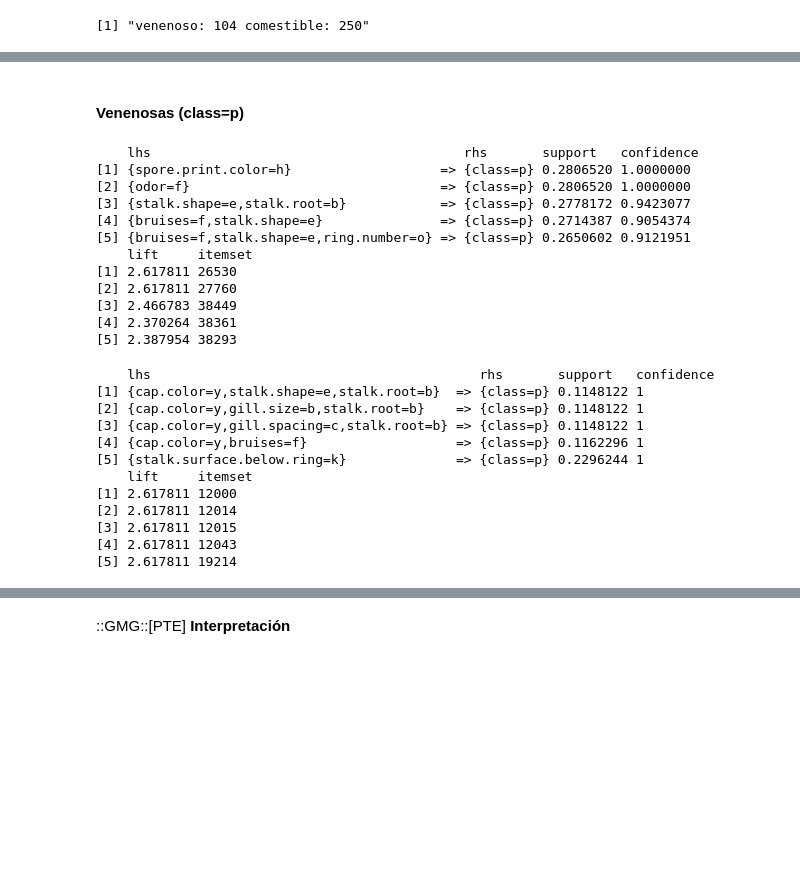
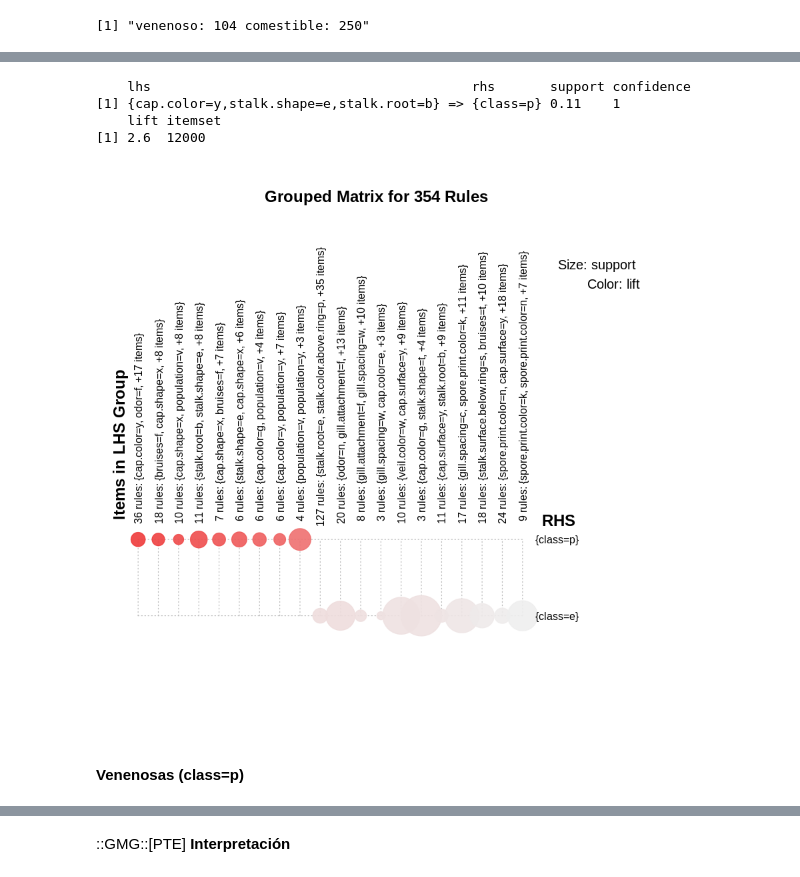
Before and after one commit to yerartdev/uc-m1966-datamining, a Jupyter notebook: d1/t1-m1966-variable-categorica.ipynb, the cells around one changed output, grey strips where cells are left out. Cells and saved outputs as stored; diff of their text form; code cells hidden in the pictures; blank space fills up the shorter version.

Commit message:
m1966 - práctica variables categóricas: punto 1, seed, gráficas arulesViz, subset de reglas; falta interpretar

```diff
--- a/d1/t1-m1966-variable-categorica.ipynb
+++ b/d1/t1-m1966-variable-categorica.ipynb
@@ -360,0 +477,18 @@ paste('venenoso:', length(rules.class.poisonous), 'comestible:', length(rules.cl
+# %%
+#::GMG::Ejemplos para encontrar reglas dentro del conjunto ...
+# {cap.color=y,bruises=f} => {class=p}
+#inspect(subset(rules.class.poisonous,
+#               subset = lhs %in% c('cap.color=y') &
+#                        lhs %in% c('bruises=f')
+#              )
+#       )
+# {cap.color=y,stalk.shape=e,stalk.root=b}  => {class=p}
+inspect(subset(rules.class.poisonous,
+               subset = lhs %ain% c('cap.color=y','stalk.shape=e','stalk.root=b')
+              )
+       )
+# %% [output]
+    lhs                                         rhs       support confidence
+[1] {cap.color=y,stalk.shape=e,stalk.root=b} => {class=p} 0.11    1
+    lift itemset
+[1] 2.6  12000
@@ -361,34 +521,8 @@ paste('venenoso:', length(rules.class.poisonous), 'comestible:', length(rules.cl
+# %%
+#::GMG::Ejemplo de análisis gráfico de reglas
+#  5. Grouped matrix-based visualization, hashler et al. pp.11-16
+plot(rules.class.filtered, method = "grouped")
+# %% [output]
+[figure, added]
 # %% [markdown]
 #### Venenosas (class=p)
-# %%
-#::GMG::Vamos a ver las class=p que tienen mayor soporte ...
-inspect(head(sort(rules.class.poisonous, by = "support"), n = 5))
-# %% [output]
-    lhs                                        rhs       support   confidence
-[1] {spore.print.color=h}                   => {class=p} 0.2806520 1.0000000
-[2] {odor=f}                                => {class=p} 0.2806520 1.0000000
-[3] {stalk.shape=e,stalk.root=b}            => {class=p} 0.2778172 0.9423077
-[4] {bruises=f,stalk.shape=e}               => {class=p} 0.2714387 0.9054374
-[5] {bruises=f,stalk.shape=e,ring.number=o} => {class=p} 0.2650602 0.9121951
-    lift     itemset
-[1] 2.617811 26530
-[2] 2.617811 27760
-[3] 2.466783 38449
-[4] 2.370264 38361
-[5] 2.387954 38293
-# %%
-#::GMG::... mayor confianza
-inspect(head(sort(rules.class.poisonous, by="confidence"), n = 5))
-# %% [output]
-    lhs                                          rhs       support   confidence
-[1] {cap.color=y,stalk.shape=e,stalk.root=b}  => {class=p} 0.1148122 1
-[2] {cap.color=y,gill.size=b,stalk.root=b}    => {class=p} 0.1148122 1
-[3] {cap.color=y,gill.spacing=c,stalk.root=b} => {class=p} 0.1148122 1
-[4] {cap.color=y,bruises=f}                   => {class=p} 0.1162296 1
-[5] {stalk.surface.below.ring=k}              => {class=p} 0.2296244 1
-    lift     itemset
-[1] 2.617811 12000
-[2] 2.617811 12014
-[3] 2.617811 12015
-[4] 2.617811 12043
-[5] 2.617811 19214
```
Also changed, not shown: parts of 37 cells of this notebook.
